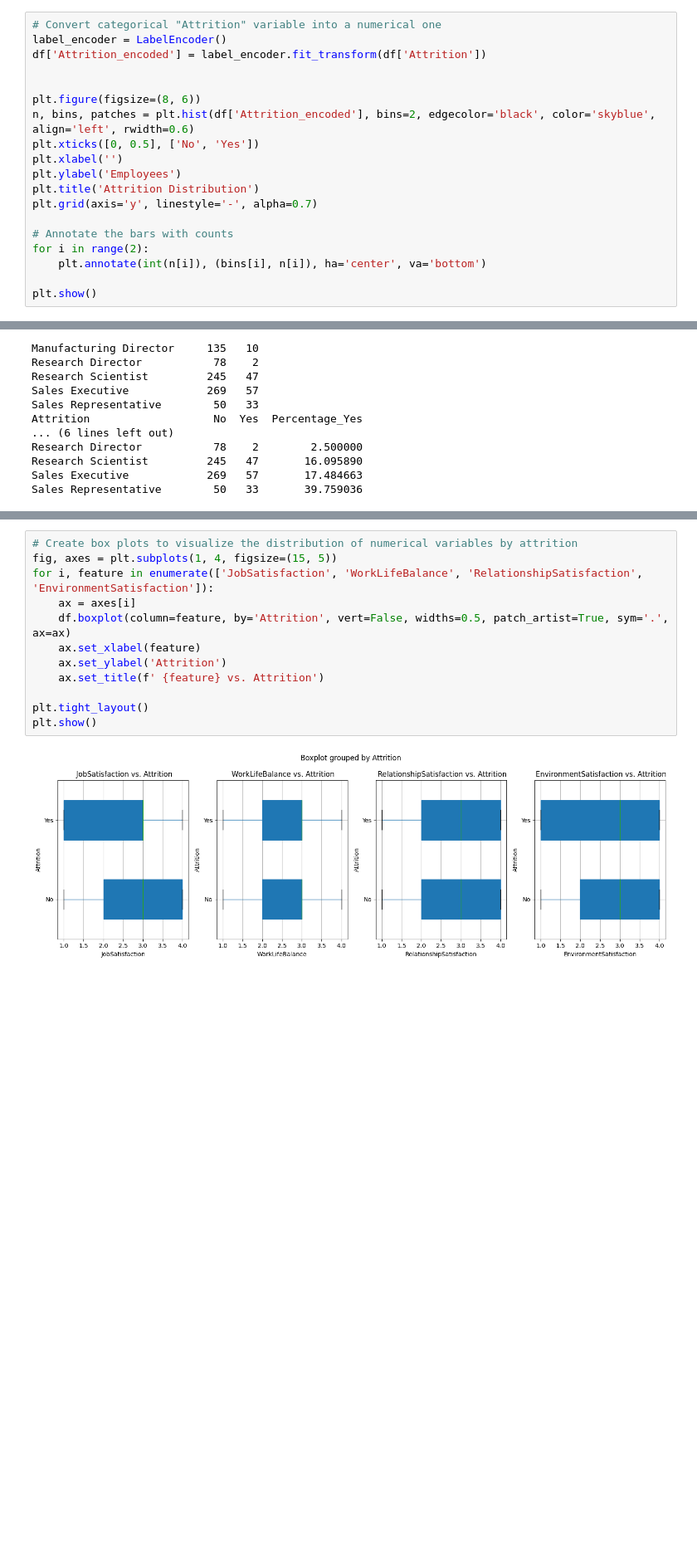
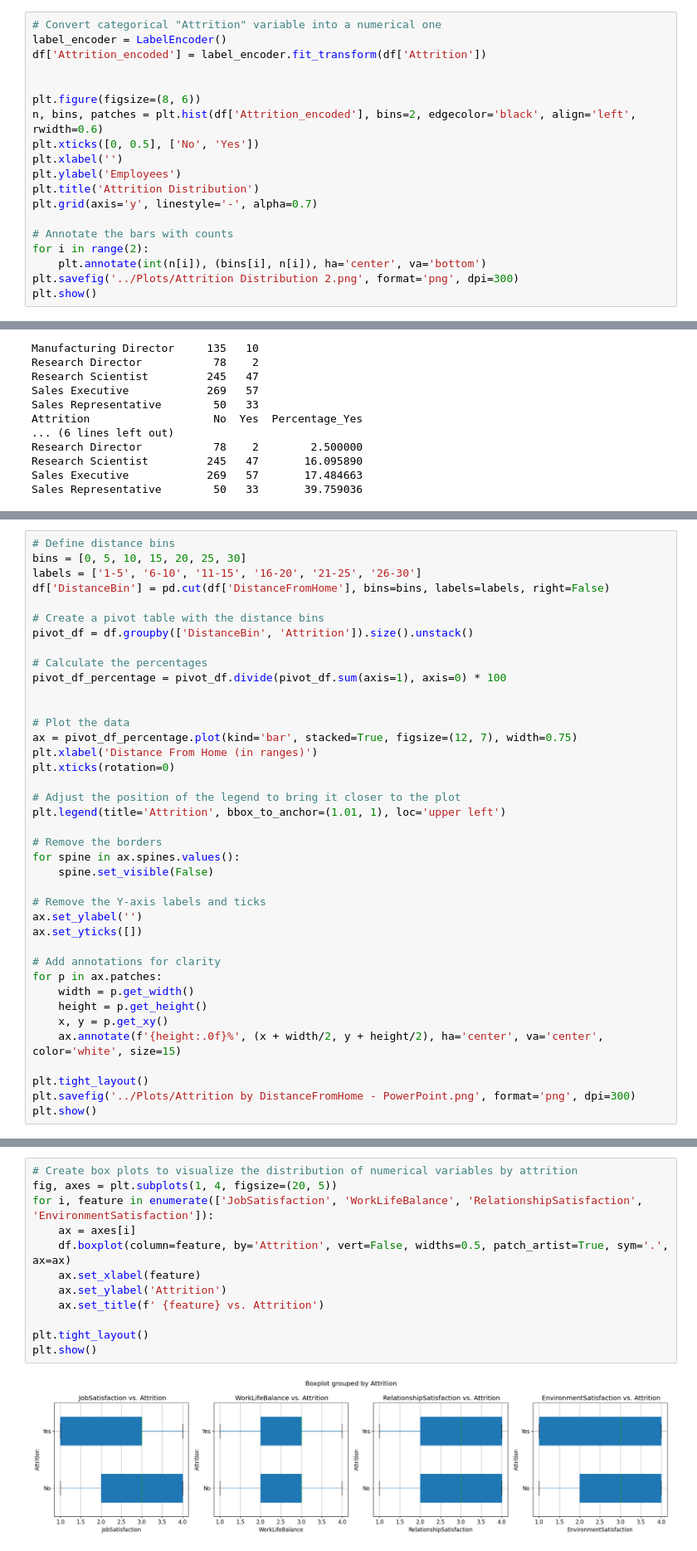
Before and after one commit to jmfsilvaj/HR-Analytics-Employee_Attrition, a Jupyter notebook: Notebooks/EDA.ipynb, the cells around one changed output, grey strips where cells are left out. Shown at 83% size. Cells and saved outputs as stored; diff of their text form; blank space fills up the shorter version.

```diff
--- a/Notebooks/EDA.ipynb
+++ b/Notebooks/EDA.ipynb
@@ -134,7 +160,7 @@ df['Attrition_encoded'] = label_encoder.fit_transform(df['Attrition'])
 
 
 plt.figure(figsize=(8, 6))
-n, bins, patches = plt.hist(df['Attrition_encoded'], bins=2, edgecolor='black', color='skyblue', align='left', rwidth=0.6)
+n, bins, patches = plt.hist(df['Attrition_encoded'], bins=2, edgecolor='black', align='left', rwidth=0.6)
 plt.xticks([0, 0.5], ['No', 'Yes'])
 plt.xlabel('')
 plt.ylabel('Employees')
@@ -144,6 +170,6 @@ plt.grid(axis='y', linestyle='-', alpha=0.7)
 # Annotate the bars with counts
 for i in range(2):
     plt.annotate(int(n[i]), (bins[i], n[i]), ha='center', va='bottom')
-
+plt.savefig('../Plots/Attrition Distribution 2.png', format='png', dpi=300)
 plt.show()
 # %% [output]
@@ -409,0 +649,39 @@ Sales Representative        50   33       39.759036
+# %%
+# Define distance bins
+bins = [0, 5, 10, 15, 20, 25, 30]
+labels = ['1-5', '6-10', '11-15', '16-20', '21-25', '26-30']
+df['DistanceBin'] = pd.cut(df['DistanceFromHome'], bins=bins, labels=labels, right=False)
+
+# Create a pivot table with the distance bins
+pivot_df = df.groupby(['DistanceBin', 'Attrition']).size().unstack()
+
+# Calculate the percentages
+pivot_df_percentage = pivot_df.divide(pivot_df.sum(axis=1), axis=0) * 100
+
+
+# Plot the data
+ax = pivot_df_percentage.plot(kind='bar', stacked=True, figsize=(12, 7), width=0.75)
+plt.xlabel('Distance From Home (in ranges)')
+plt.xticks(rotation=0)
+
+# Adjust the position of the legend to bring it closer to the plot
+plt.legend(title='Attrition', bbox_to_anchor=(1.01, 1), loc='upper left')
+
+# Remove the borders
+for spine in ax.spines.values():
+    spine.set_visible(False)
+
+# Remove the Y-axis labels and ticks
+ax.set_ylabel('')
+ax.set_yticks([])
+
+# Add annotations for clarity
+for p in ax.patches:
+    width = p.get_width()
+    height = p.get_height()
+    x, y = p.get_xy()
+    ax.annotate(f'{height:.0f}%', (x + width/2, y + height/2), ha='center', va='center', color='white', size=15)
+
+plt.tight_layout()
+plt.savefig('../Plots/Attrition by DistanceFromHome - PowerPoint.png', format='png', dpi=300)
+plt.show()
@@ -410,17 +692,17 @@ Sales Representative        50   33       39.759036
 # %%
 # Create box plots to visualize the distribution of numerical variables by attrition
-fig, axes = plt.subplots(1, 4, figsize=(15, 5))
+fig, axes = plt.subplots(1, 4, figsize=(20, 5))
 for i, feature in enumerate(['JobSatisfaction', 'WorkLifeBalance', 'RelationshipSatisfaction', 'EnvironmentSatisfaction']):
     ax = axes[i]
     df.boxplot(column=feature, by='Attrition', vert=False, widths=0.5, patch_artist=True, sym='.', ax=ax)
     ax.set_xlabel(feature)
     ax.set_ylabel('Attrition')
     ax.set_title(f' {feature} vs. Attrition')
 
 plt.tight_layout()
 plt.show()
 # %% [output]
-[figure, old version]
+[figure, new version]
 # %%
 plt.figure(figsize=(10, 6))
 sns.countplot(x='BusinessTravel', hue='Attrition', data=df)
```
Also changed, not shown: parts of 37 cells of this notebook, 14 other files.
